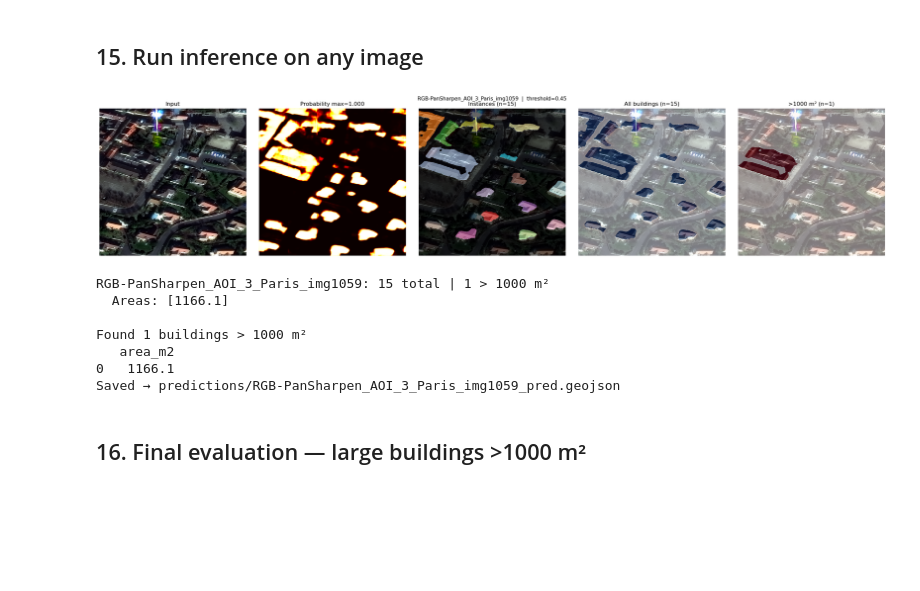
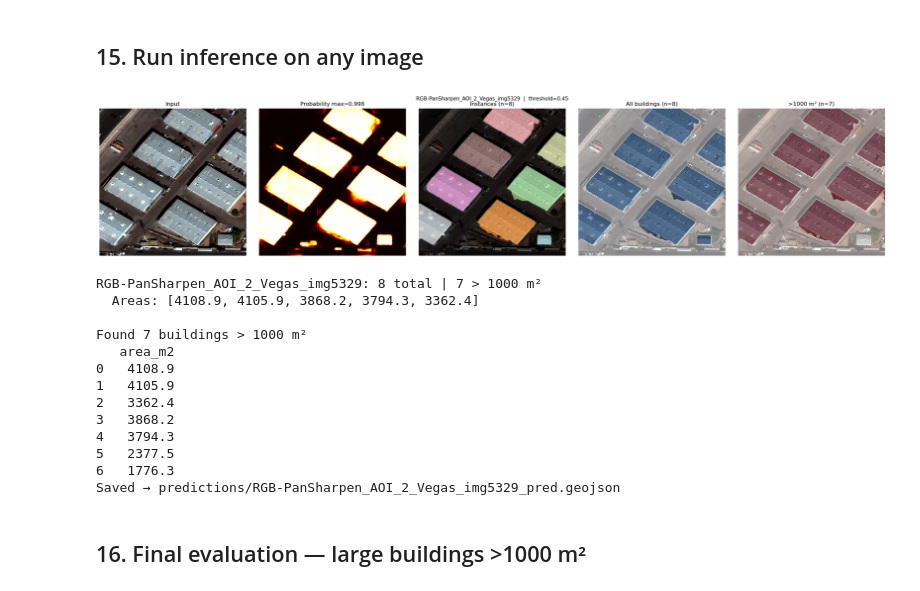
Before and after one commit to AviralSharma11/building-detection-1000m2, a Jupyter notebook: spacenet_updated.ipynb, the cells around one changed output. Drawn from its saved outputs; the diff is of its cells as text; code cells hidden in the pictures; blank space fills up the shorter version.

```diff
--- a/spacenet_updated.ipynb
+++ b/spacenet_updated.ipynb
@@ -723,27 +725,34 @@ def predict_tile(img_path, min_area_m2=MIN_AREA_M2,
 # %%
 OUTPUT_DIR = Path("predictions")
 OUTPUT_DIR.mkdir(exist_ok=True)
 
 # ── Change this to any GeoTIFF ──────────────────────────────────────
-test_img = Path("dataset/AOI_3_Paris_Train/AOI_3_Paris_Train/RGB-PanSharpen/RGB-PanSharpen_AOI_3_Paris_img1059.tif")
-# test_img = Path("dataset/AOI_2_Vegas_Train/RGB-PanSharpen/RGB-PanSharpen_AOI_2_Vegas_img1.tif")
+# test_img = Path("dataset/AOI_3_Paris_Train/AOI_3_Paris_Train/RGB-PanSharpen/RGB-PanSharpen_AOI_3_Paris_img1856.tif")
+
+test_img = Path("dataset/AOI_2_Vegas_Train/RGB-PanSharpen/RGB-PanSharpen_AOI_2_Vegas_img5329.tif")
 gdf = predict_tile(test_img, min_area_m2=1000, threshold=0.45, visualize=True)
 
 print(f"\nFound {len(gdf)} buildings > 1000 m²")
 if not gdf.empty:
     print(gdf[["area_m2"]])
     out = OUTPUT_DIR / (test_img.stem + "_pred.geojson")
     gdf.to_file(out, driver="GeoJSON")
     print(f"Saved → {out}")
 # %% [output]
-[figure, old version]
+[figure, new version]
-RGB-PanSharpen_AOI_3_Paris_img1059: 15 total | 1 > 1000 m²
-  Areas: [1166.1]
+RGB-PanSharpen_AOI_2_Vegas_img5329: 8 total | 7 > 1000 m²
+  Areas: [4108.9, 4105.9, 3868.2, 3794.3, 3362.4]
 
-Found 1 buildings > 1000 m²
+Found 7 buildings > 1000 m²
    area_m2
-0   1166.1
-Saved → predictions/RGB-PanSharpen_AOI_3_Paris_img1059_pred.geojson
+0   4108.9
+1   4105.9
+2   3362.4
+3   3868.2
+4   3794.3
+5   2377.5
+6   1776.3
+Saved → predictions/RGB-PanSharpen_AOI_2_Vegas_img5329_pred.geojson
 # %% [markdown]
 ## 16. Final evaluation — large buildings >1000 m²
 # %%
```
Also changed, not shown: parts of 9 cells of this notebook, 7 other files.
